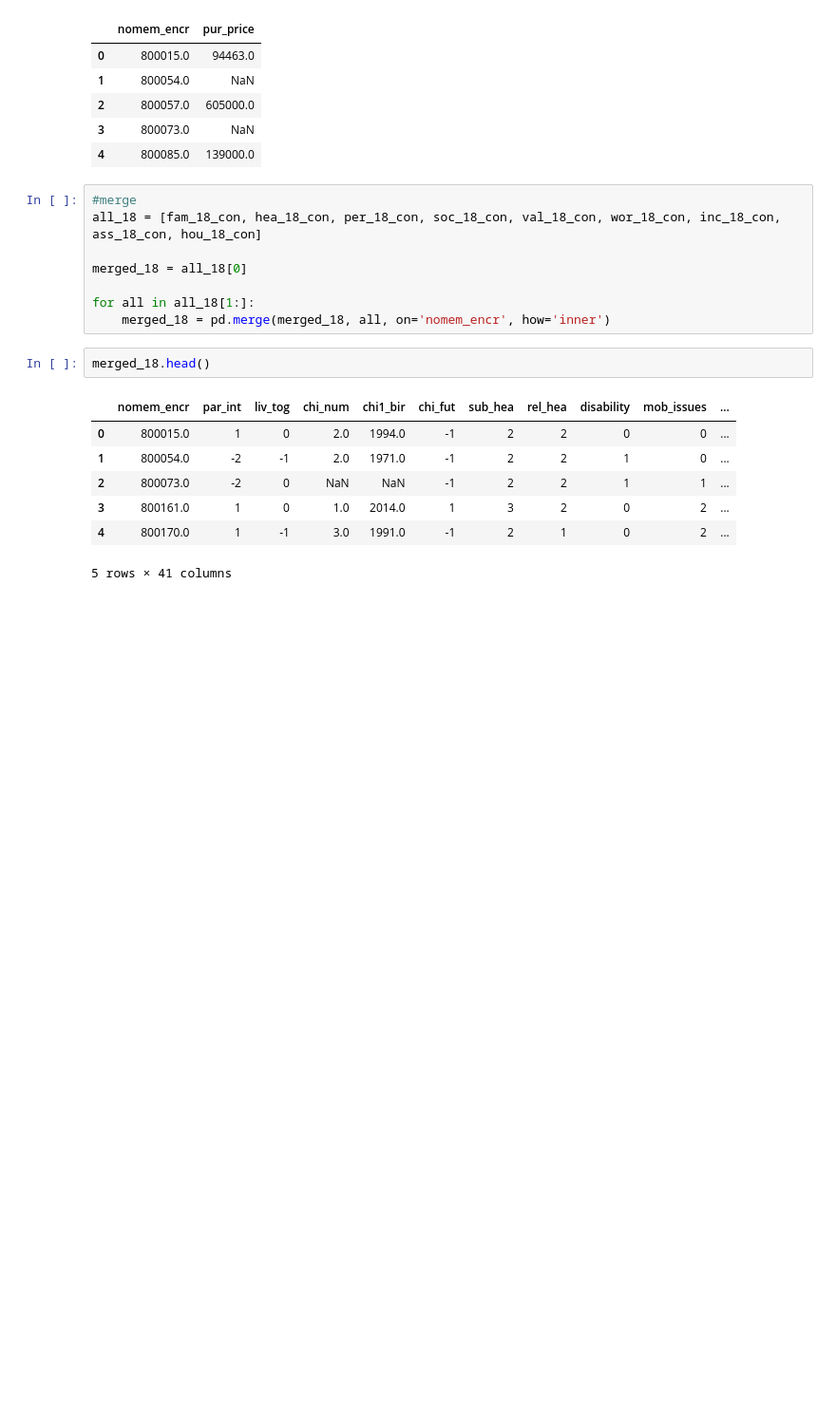
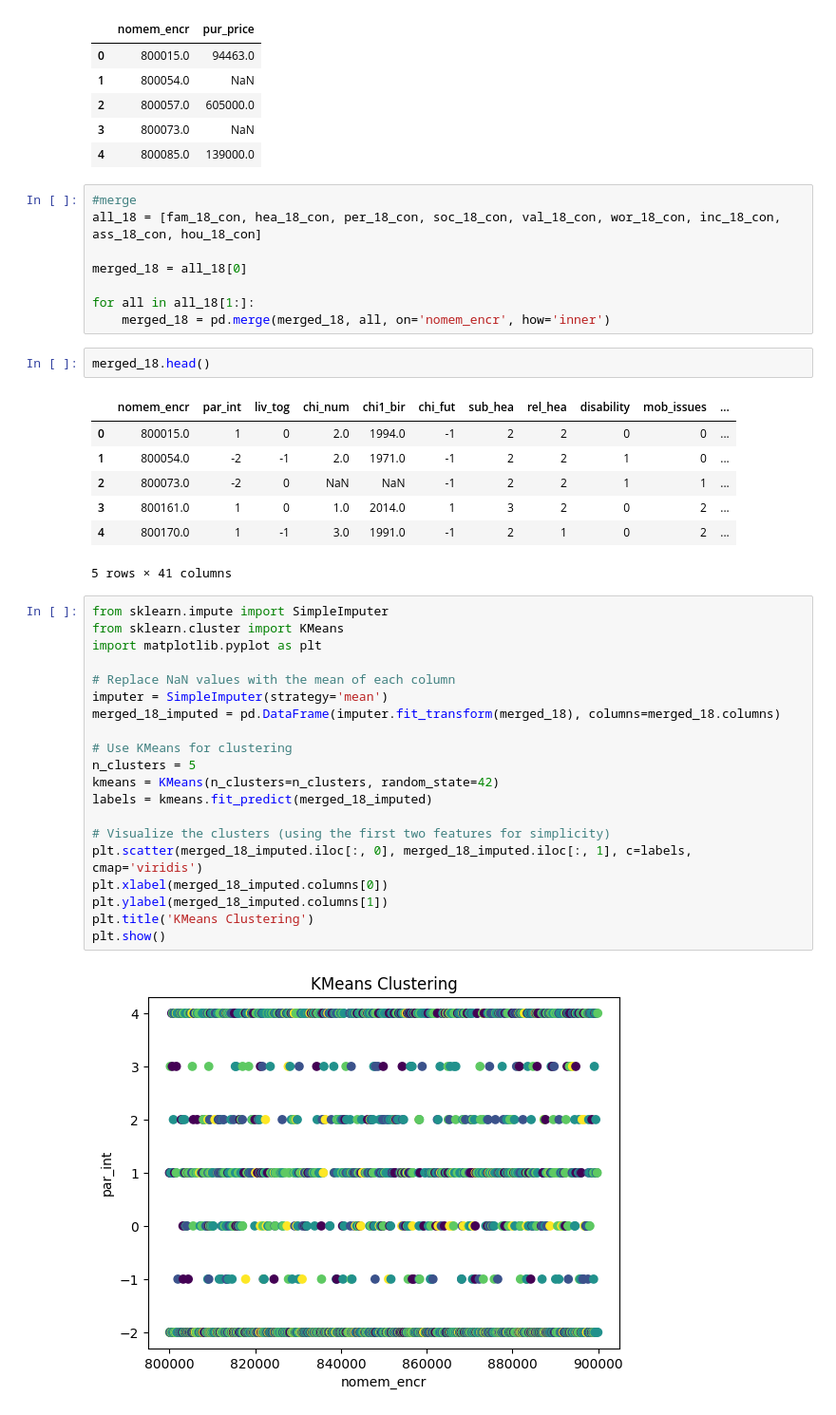
Before and after one commit to martynapiskorz/carn-t, a Jupyter notebook: LISS By wave/Y 18/merged_18.ipynb, the cells around one changed output. Shown at 95% size. Cells and saved outputs as stored; diff of their text form; blank space fills up the shorter version.

Commit message:
plot for 18

```diff
--- a/LISS By wave/Y 18/merged_18.ipynb
+++ b/LISS By wave/Y 18/merged_18.ipynb
@@ -383,3 +383,25 @@ merged_18.head()
 | 3 | 800161.0 | 1 | 0 | 1.0 | 2014.0 | 1 | 3 | 2 | 0 | 2 | ... |
 | 4 | 800170.0 | 1 | -1 | 3.0 | 1991.0 | -1 | 2 | 1 | 0 | 2 | ... |
 5 rows × 41 columns
+# %%
+from sklearn.impute import SimpleImputer
+from sklearn.cluster import KMeans
+import matplotlib.pyplot as plt
+
+# Replace NaN values with the mean of each column
+imputer = SimpleImputer(strategy='mean')
+merged_18_imputed = pd.DataFrame(imputer.fit_transform(merged_18), columns=merged_18.columns)
+
+# Use KMeans for clustering
+n_clusters = 5
+kmeans = KMeans(n_clusters=n_clusters, random_state=42)
+labels = kmeans.fit_predict(merged_18_imputed)
+
+# Visualize the clusters (using the first two features for simplicity)
+plt.scatter(merged_18_imputed.iloc[:, 0], merged_18_imputed.iloc[:, 1], c=labels, cmap='viridis')
+plt.xlabel(merged_18_imputed.columns[0])
+plt.ylabel(merged_18_imputed.columns[1])
+plt.title('KMeans Clustering')
+plt.show()
+# %% [output]
+[figure, added]
```
Also changed, not shown: parts of 3 cells of this notebook.
